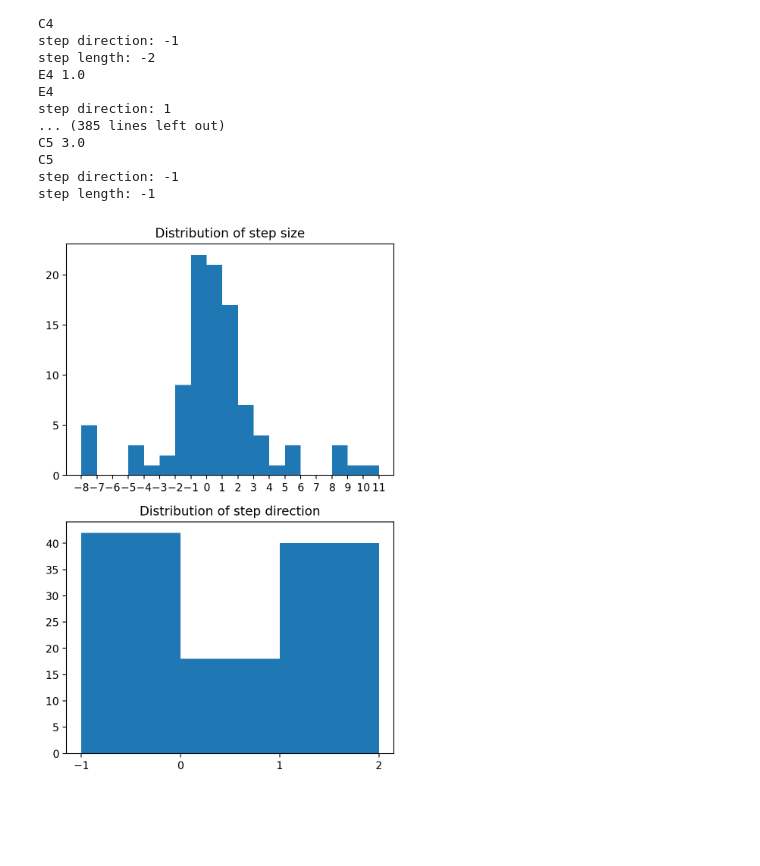
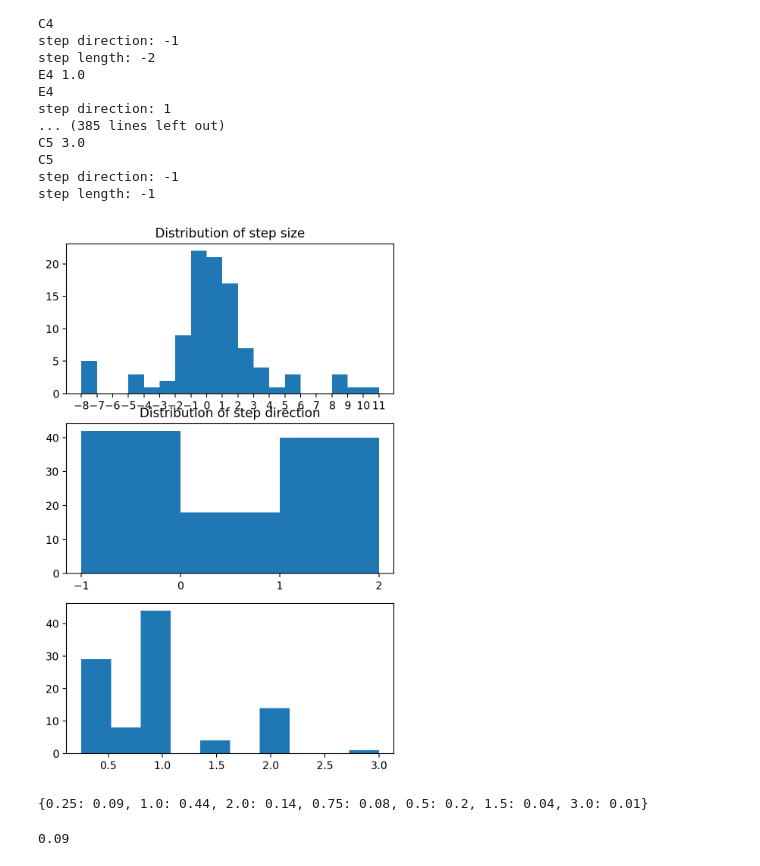
Before and after one commit to cubeow/SightReadingMusicGenerator, a Jupyter notebook: musicParser.ipynb, the cells around one changed output. Drawn from its saved outputs; the diff is of its cells as text; code cells hidden in the pictures; blank space fills up the shorter version.

```diff
--- a/musicParser.ipynb
+++ b/musicParser.ipynb
@@ -43,16 +43,17 @@ previousNote = ''
 
 allStepDirections = []
 allStepLengths = []
+allQuarterLengths = []
 
 for n in b.recurse().notes:
     print(n.nameWithOctave, n.quarterLength)
     currentNote = n.nameWithOctave
-
     if previousNote != '':
         print(currentNote)
         stepDirection, stepLength = stepDirectionAndLength(currentNote, previousNote)
         allStepDirections.append(stepDirection)
         allStepLengths.append(stepLength)
+        allQuarterLengths.append(n.quarterLength)
         print(f"step direction: {stepDirection}")
         print(f"step length: {stepLength}")
 
@@ -78,23 +79,26 @@ step length: -1
 # %%
 import numpy as np
 import matplotlib.pyplot as plt
 
-fig, axes = plt.subplots(2, 1)
+fig, axes = plt.subplots(3, 1)
 
 allStepLengthsArray = np.array(allStepLengths)
 allStepDirectionsArray = np.array(allStepDirections)
+allQuarterLengthsArray = np.array(allQuarterLengths)
 
 axes[0].set_xticks(range(-10, 12))
 axes[0].hist(allStepLengthsArray, bins=[i for i in range(int(np.min(allStepLengthsArray)), int(np.max(allStepLengthsArray)) + 2)])
 axes[0].set_title("Distribution of step size")
 
 axes[1].set_xticks(range(-10, 10))
 axes[1].hist(allStepDirectionsArray, bins=[i for i in range(int(np.min(allStepDirectionsArray)), int(np.max(allStepDirectionsArray)) + 2)])
 axes[1].set_title("Distribution of step direction")
 
+axes[2].hist(allQuarterLengthsArray)
+
 plt.subplots_adjust(bottom=0.1, right=0.8, top=1.5)
 # %% [output]
-[figure, old version]
+[figure, new version]
 # %%
 def elementPercentChance(arr):
     emptyDict = {}
@@ -115,4 +119,10 @@ def elementPercentChance(arr):
 
 stepLengthChanceDict = elementPercentChance(allStepLengthsArray)
 stepDirectionChanceDict = elementPercentChance(allStepDirectionsArray)
+quarterLengthsChanceDict = elementPercentChance(allQuarterLengthsArray)
+print(quarterLengthsChanceDict)
+quarterLengthsChanceDict.pop(0.25)
+# %% [output]
+{0.25: 0.09, 1.0: 0.44, 2.0: 0.14, 0.75: 0.08, 0.5: 0.2, 1.5: 0.04, 3.0: 0.01}
+0.09
 # %%
```
Also changed, not shown: parts of 1 cell of this notebook, 1 other file.
